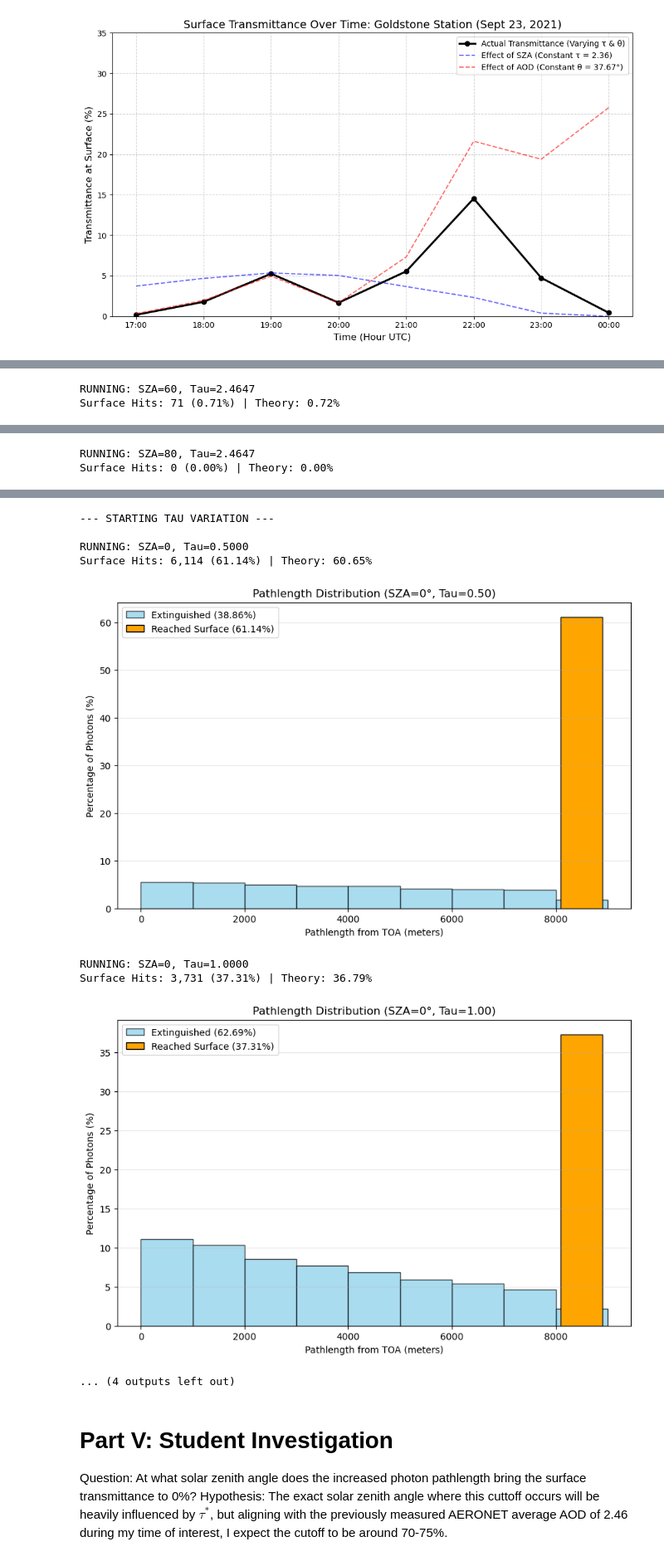
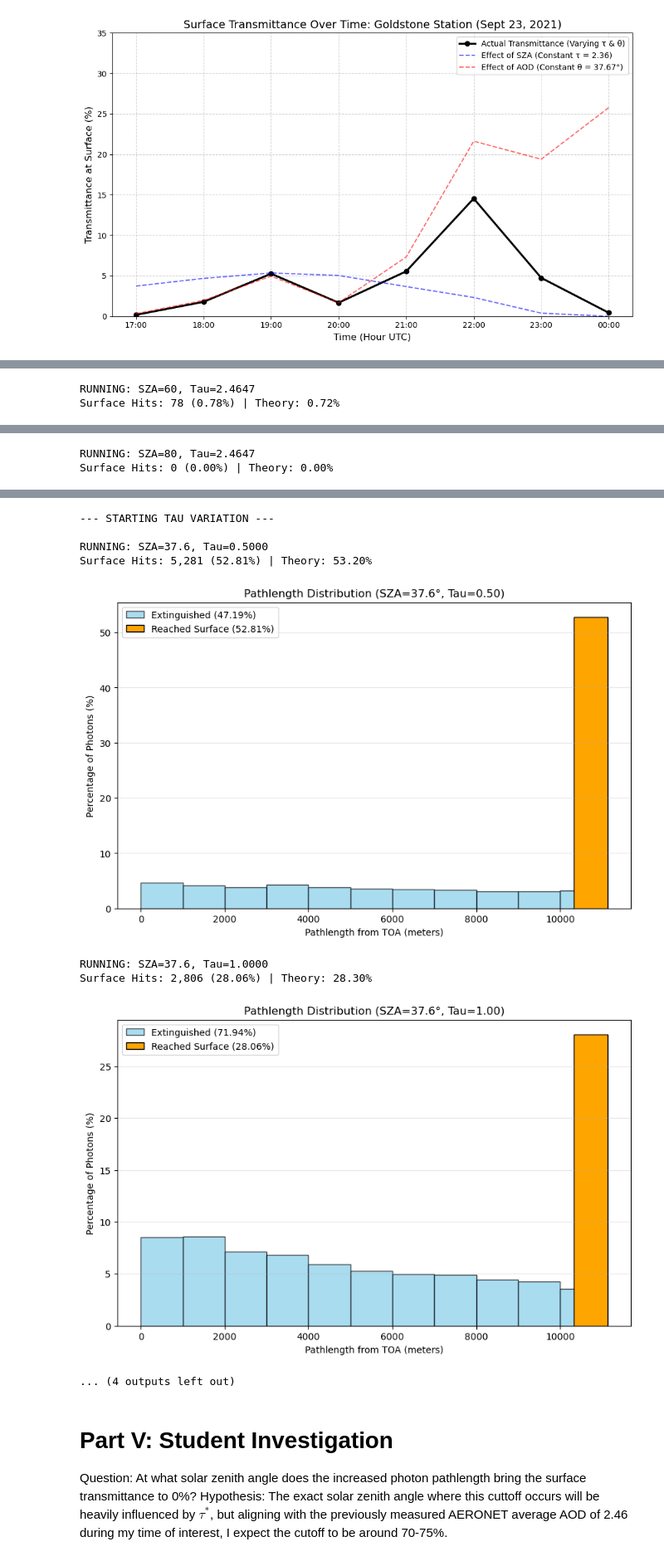
Before and after one commit to amallinc/sioc251_radiative_transfer, a Jupyter notebook: HW1_monte_carlo_extinction/monte_carlo_1.ipynb, the cells around one changed output, grey strips where cells are left out. Shown at 83% size. Cells and saved outputs as stored; diff of their text form; code cells hidden in the pictures.

```diff
--- a/HW1_monte_carlo_extinction/monte_carlo_1.ipynb
+++ b/HW1_monte_carlo_extinction/monte_carlo_1.ipynb
@@ -509,7 +509,7 @@ for sza in sza_list:
     run_simulation(tau_star=constant_tau, sza_deg=sza)
 
 # Scenario B: Keep SZA constant, vary Tau
-constant_sza = 0
+constant_sza = 37.6
 tau_list = [0.5, 1.0, 2.5, 5.0]
 
 print("\n--- STARTING TAU VARIATION ---")
@@ -527,2 +527,2 @@ Surface Hits: 609 (6.09%) | Theory: 5.81%
 RUNNING: SZA=60, Tau=2.4647
-Surface Hits: 71 (0.71%) | Theory: 0.72%
+Surface Hits: 78 (0.78%) | Theory: 0.72%
@@ -533,11 +533,11 @@ Surface Hits: 0 (0.00%) | Theory: 0.00%
 --- STARTING TAU VARIATION ---
 
-RUNNING: SZA=0, Tau=0.5000
-Surface Hits: 6,114 (61.14%) | Theory: 60.65%
+RUNNING: SZA=37.6, Tau=0.5000
+Surface Hits: 5,281 (52.81%) | Theory: 53.20%
-[figure, old version]
+[figure, new version]
-RUNNING: SZA=0, Tau=1.0000
-Surface Hits: 3,731 (37.31%) | Theory: 36.79%
+RUNNING: SZA=37.6, Tau=1.0000
+Surface Hits: 2,806 (28.06%) | Theory: 28.30%
-[figure, old version]
+[figure, new version]
 ... (4 outputs left out)
 # %% [markdown]
 # Part V: Student Investigation
```
Also changed, not shown: parts of 6 cells of this notebook.
